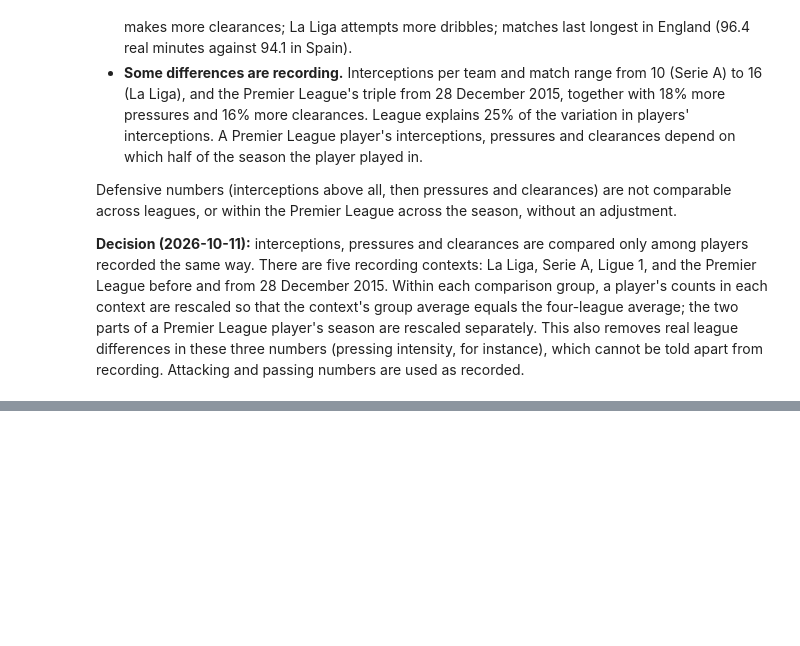
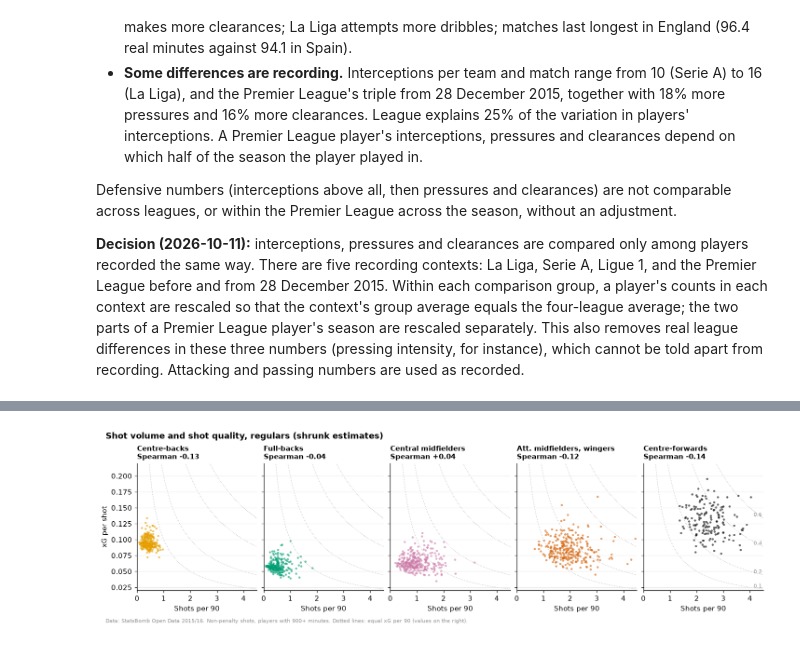
Before and after one commit to Fabiohhp/football-scouting, a Jupyter notebook: notebooks/01_data_exploration.ipynb, the cells around one changed output, grey strips where cells are left out. Saved outputs shown, nothing was run; the diff lists cells and outputs as text; code cells hidden in the pictures; blank space fills up the shorter version.

```diff
--- a/notebooks/01_data_exploration.ipynb
+++ b/notebooks/01_data_exploration.ipynb
@@ -1443,0 +1872,34 @@ catch-up never counts as a successful prediction.
+# %%
+ORDER = ["CB", "FB", "CM", "AMW", "CF"]
+SHORT = COMPARISON_NAMES | {"AMW": "Att. midfielders, wingers"}
+GROUP_COLORS = {"CB": COLORS["CB"], "FB": COLORS["FB"], "CM": COLORS["CM"], "AMW": COLORS["W"],
+                "CF": COLORS["CF"]}  # fmt: skip
+fig, axes = plt.subplots(1, 5, figsize=(13, 3.6), sharex=True, sharey=True, layout="constrained")
+grid = np.linspace(0.1, 5, 200)
+for ax, g in zip(axes, ORDER, strict=True):
+    i = regular_group.index[regular_group == g]
+    for level in (0.1, 0.2, 0.4, 0.6):
+        ax.plot(grid, level / grid, color="#BBBBBB", lw=0.8, ls=":", zorder=0)
+        if g == "CF":
+            ax.text(
+                4.45, level / 4.45, f"{level:g}", fontsize=7, color=GREY, ha="right", va="bottom"
+            )
+    ax.scatter(volume[i], quality[i], s=9, alpha=0.6, color=GROUP_COLORS[g], lw=0)
+    rho = volume_quality.loc[g, "Spearman, volume vs quality"]
+    ax.set_title(f"{SHORT[g]}\nSpearman {rho:+.2f}", fontsize=9.5)
+    ax.set_xlabel("Shots per 90")
+ax = axes[0]
+ax.set(xlim=(0, 4.5), ylim=(0.02, 0.22))
+ax.set_ylabel("xG per shot")
+fig.suptitle(
+    "Shot volume and shot quality, regulars (shrunk estimates)",
+    x=0.01, ha="left", fontweight="bold", fontsize=12,
+)  # fmt: skip
+credit(
+    fig,
+    "Data: StatsBomb Open Data 2015/16. Non-penalty shots, players with 900+ minutes. "
+    "Dotted lines: equal xG per 90 (values on the right).",
+)
+plt.show()
+# %% [output]
+[figure, added]
```
Also changed, not shown: parts of 62 cells of this notebook, 11 other files.
